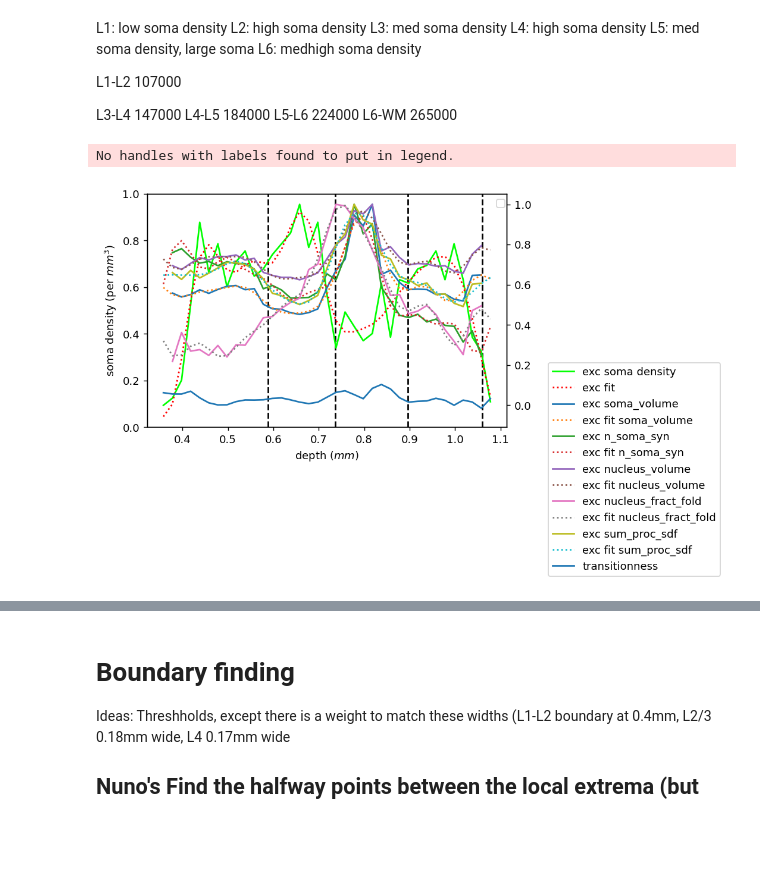
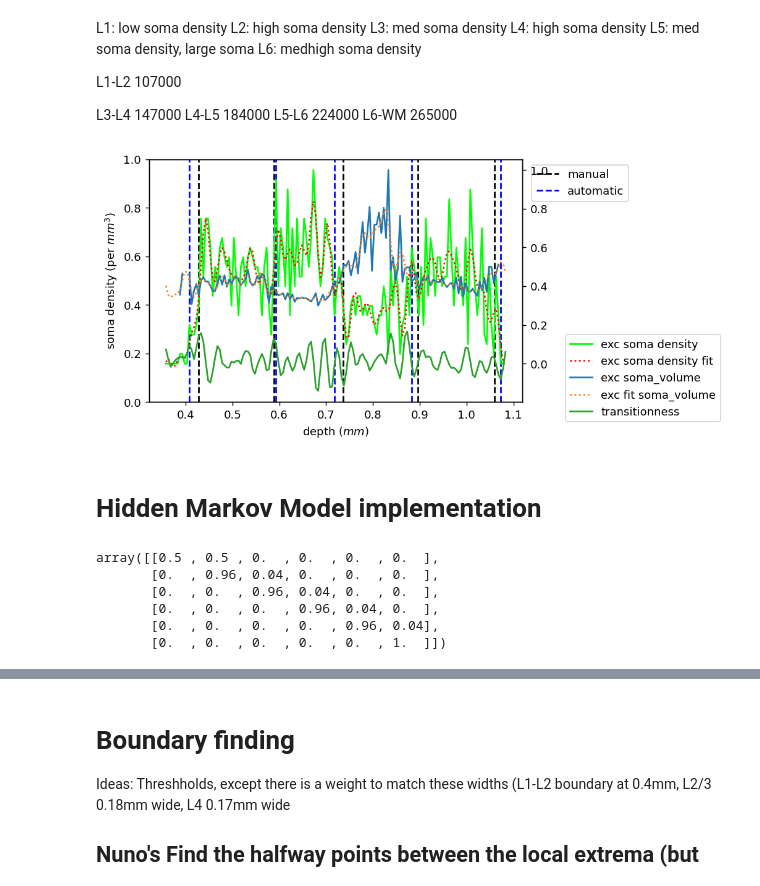
Before and after one commit to AllenInstitute/cortical-layers, a Jupyter notebook: layer-analysis.ipynb, the cells around one changed output, grey strips where cells are left out. Saved outputs shown, nothing was run; the diff lists cells and outputs as text; code cells hidden in the pictures; blank space fills up the shorter version.

Commit message:
HMM implementation using gaussian excitatory soma density

```diff
--- a/layer-analysis.ipynb
+++ b/layer-analysis.ipynb
@@ -5,8 +5,8 @@ import matplotlib.pyplot as plt
 
 from caveclient import CAVEclient
 # %%
-bin_width = 0.02
-step_size = 0.02
+bin_width = 0.005
+step_size = 0.005
 y_resolution = 4  # nm per voxel
 # %%
 labels = np.array([107000, 147000, 184000, 224000, 265000]) * y_resolution / 1_000_000
@@ -57,12 +57,10 @@ inh_cells = col_cells.query("classification_system == 'aibs_coarse_inhibitory'")
 len(exc_cells), len(inh_cells)
 # %% [output]
 (1185, 162)
+# %%
+features = ["soma_volume"] #, "n_soma_syn", "nucleus_volume", "nucleus_fract_fold", "sum_proc_sdf"]
 # %%
 auto_cells = client.materialize.query_table("allen_soma_coarse_cell_class_model_v1")
-features = ["soma_volume", "n_soma_syn", "nucleus_volume", "nucleus_fract_fold", "sum_proc_sdf"]
-for feature in features:
-    auto_cells[feature] = [(soma_features.loc[r][feature] if r in soma_features_root_ids and type(soma_features.loc[r][feature]) is not pd.Series else np.nan)
-                           for r in auto_cells.pt_root_id]
 
 # bounding box of the proofread column we're interested in
 bbox = np.array([[ 672444., 200000., 805320.], [ 772444., 1294000., 905320.]])  # nm
@@ -74,5 +72,8 @@ def in_bbox(p):
     return lower[0] <= p[0] < upper[0] and lower[1] <= p[1] < upper[1] and lower[2] <= p[2] < upper[2]
 
 auto_col_cells = auto_cells[auto_cells.pt_position.apply(in_bbox)]
+for feature in features:
+    auto_col_cells[feature] = [(soma_features.loc[r][feature] if r in soma_features_root_ids and type(soma_features.loc[r][feature]) is not pd.Series else np.nan)
+                           for r in auto_col_cells.pt_root_id]
 auto_exc_cells = auto_col_cells.query("classification_system == 'aibs_coarse_excitatory'")
 auto_inh_cells = auto_col_cells.query("classification_system == 'aibs_coarse_inhibitory'")
@@ -250,7 +269,7 @@ fig, ax = plt.subplots(1, 1, figsize=(6, 4), dpi=130)
 ax2 = ax.twinx()
 # ax.plot(bin_centers, inh_soma_densities, c="indigo", label="inh soma density")
 ax2.plot(bin_centers, exc_soma_densities / np.nanmax(exc_soma_densities), c="lime", label="exc soma density")
-ax2.plot(bin_centers, normalized_smooth_exc_densities, ":r", label="exc fit")
+ax2.plot(bin_centers, normalized_smooth_exc_densities, ":r", label="exc soma density fit")
 # ax.plot(bin_centers, smooth_exc_deriv * 5, ":r", label="exc fit deriv")
 for f in features:
     ax2.plot(bin_centers, exc_soma_features_by_depth[f] / np.nanmax(exc_soma_features_by_depth[f]), linestyle="-", label="exc " + f)
@@ -268,37 +287,38 @@ for f in features:
 #     ax2.plot(bin_centers, p_type[t])
 # for c in p_inh_subclass:
 #     ax2.plot(bin_centers, p_inh_subclass[c], label=c)
 # cells_to_plot = col_cells
 # indices_to_plot = np.random.choice(cells_to_plot.index, 500)
 # for cell in indices_to_plot:
 #     if cells_to_plot.loc[cell].cell_type == "23P":
 #         ax2.axvline(cells_to_plot.loc[cell].pt_position[1] * y_resolution / 1_000_000, color="red", alpha=0.1)
 
 #     if cells_to_plot.loc[cell].cell_type == "4P":
 #         ax2.axvline(cells_to_plot.loc[cell].pt_position[1] * y_resolution / 1_000_000, color="y", alpha=0.1)
 
 #     if cells_to_plot.loc[cell].cell_type.startswith("5P"):
 #         ax2.axvline(cells_to_plot.loc[cell].pt_position[1] * y_resolution / 1_000_000, color="orange", alpha=0.1)
 
 #     if cells_to_plot.loc[cell].cell_type in ["6P", "6IT", "6CT"]:
 #         ax2.axvline(cells_to_plot.loc[cell].pt_position[1] * y_resolution / 1_000_000, color="green", alpha=0.1)
 
 #     if cells_to_plot.loc[cell].cell_type.startswith("Unsure"):
 #         ax2.axvline(cells_to_plot.loc[cell].pt_position[1] * y_resolution / 1_000_000, color="brown", alpha=0.1)
 
-# ax.axvline(labels[0], linestyle="--", color="k", label="manual")
+ax.axvline(labels[0], linestyle="--", color="k", label="manual")
 for lab in labels[1:]:
     ax.axvline(lab, linestyle="--", color="k")
-# ax.axvline(bounds[0], linestyle="--", color="blue", label="automatic")
-# for bound in bounds[1:]:
-#     ax.axvline(bound, linestyle="--", color="blue")
-plt.plot(bin_centers, transitionness, label="transitionness")
+ax.axvline(bounds[0], linestyle="--", color="blue", label="automatic")
+for bound in bounds[1:]:
+    ax.axvline(bound, linestyle="--", color="blue")
+plt.plot(bin_centers, transitionness * 5, label="transitionness")
 ax.legend(bbox_to_anchor=[1.01, 1])
 ax2.legend(bbox_to_anchor=[1.1, 0.3])
 ax.set_xlabel("depth ($mm$)")
 ax.set_ylabel("soma density (per $mm^{3}$)")
 # ax2.set_ylabel("synapse density (per $mm^3$)")
 plt.show()
 # %% [output]
-No handles with labels found to put in legend.
-[figure, old version]
+[figure, new version]
+# %% [markdown]
+# Hidden Markov Model implementation
@@ -304,0 +329,20 @@ No handles with labels found to put in legend.
+# %%
+model = hmm.GaussianHMM(n_components=6, covariance_type="diag", init_params="", params="mc")
+# the model starts in the first state, and there is 0 probability of starting elsewhere
+model.startprob_ = np.zeros(model.n_components)
+model.startprob_[0] = 1
+p = 0.04
+transition_probs = np.full(model.n_components - 1, p)
+stay_probs = np.full(model.n_components, 1-p)
+transition_probs[0] = 0.5  # pia is small
+stay_probs[0] = 0.5
+stay_probs[-1] = 1  # nothing deeper than white matter
+model.transmat_ = np.diag(stay_probs) + np.diag(transition_probs, k=1)
+model.transmat_
+# %% [output]
+array([[0.5 , 0.5 , 0.  , 0.  , 0.  , 0.  ],
+       [0.  , 0.96, 0.04, 0.  , 0.  , 0.  ],
+       [0.  , 0.  , 0.96, 0.04, 0.  , 0.  ],
+       [0.  , 0.  , 0.  , 0.96, 0.04, 0.  ],
+       [0.  , 0.  , 0.  , 0.  , 0.96, 0.04],
+       [0.  , 0.  , 0.  , 0.  , 0.  , 1.  ]])
```
Also changed, not shown: parts of 18 cells of this notebook.
